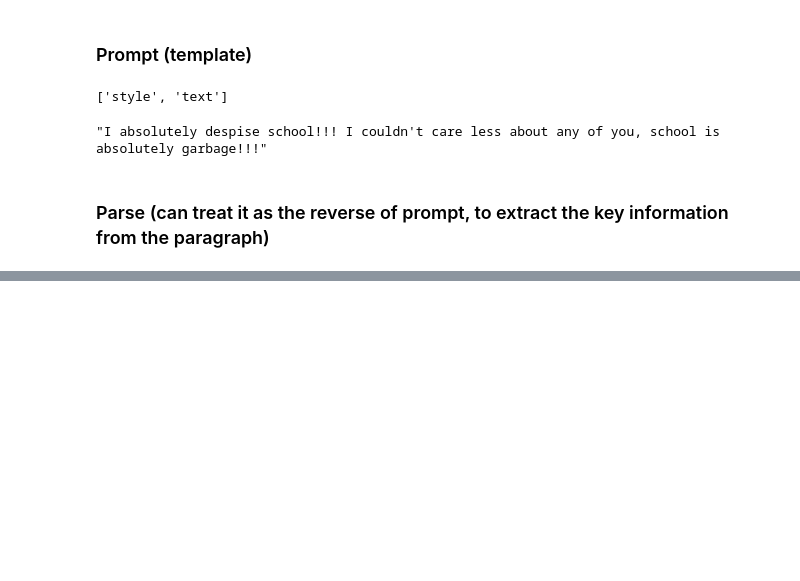
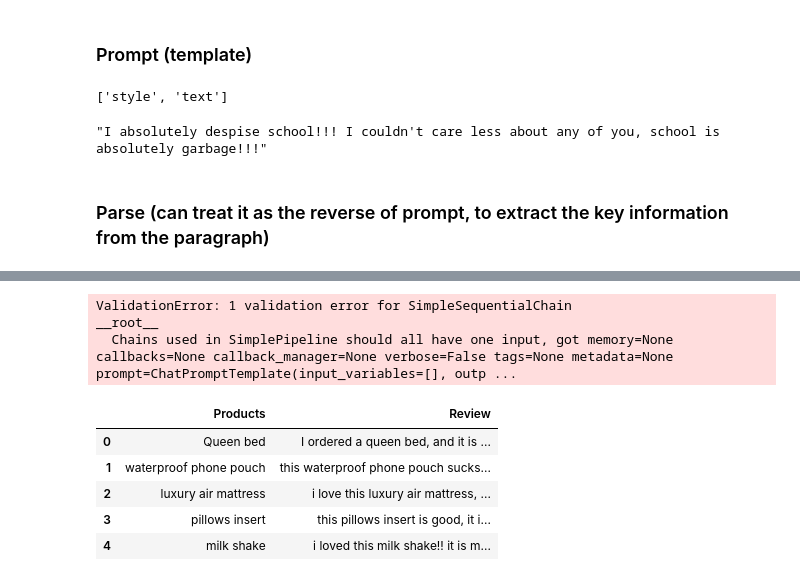
Before and after one commit to tangj310/Longchain, a Jupyter notebook: langchain_exp.ipynb, the cells around one changed output, grey strips where cells are left out. Cells and saved outputs as stored; diff of their text form; code cells hidden in the pictures; blank space fills up the shorter version.

```diff
--- a/langchain_exp.ipynb
+++ b/langchain_exp.ipynb
@@ -202,0 +388,13 @@ prompt_response.content
+# %%
+import pandas as pd
+
+df = pd.DataFrame(
+    data = {
+        'Products': ['Queen bed', 'waterproof phone pouch', 'luxury air mattress', "pillows insert", "milk shake"],
+        'Review': ['I ordered a queen bed, and it is made from China, dream hacker company',
+                   'this waterproof phone pouch sucks, the USA people made it, and the company is trash phone pouch',
+                   'i love this luxury air mattress, it is an italian product made by Amazing italy',
+                   'this pillows insert is good, it is made by a chinese company called good pillows',
+                   "i loved this milk shake!! it is made from Taiwan, company name is 'Big Milk Shake'"]
+        }
+)
@@ -202,0 +434,31 @@ prompt_response.content
+# %%
+llm = ChatOpenAI(temperature=0.0)
+
+# the first chain
+prompt_template_1 = ChatPromptTemplate.from_template(
+    "What is the best name to describe a company that makes the milk shake"
+)
+
+chain_1 = LLMChain(
+    llm=llm,
+    prompt=prompt_template_1
+)
+
+# the second chain
+prompt_template_2 = ChatPromptTemplate.from_template(
+    "What is the product's country is from"
+)
+chain_2 = LLMChain(
+    llm=llm,
+    prompt=prompt_template_2
+)
+
+# combine the 2 chains in a sequential
+overall_chain = SimpleSequentialChain(
+    chains=[chain_1, chain_2],
+    verbose=False
+)
+# %% [output]
+ValidationError: 1 validation error for SimpleSequentialChain
+__root__
+  Chains used in SimplePipeline should all have one input, got memory=None callbacks=None callback_manager=None verbose=False tags=None metadata=None prompt=ChatPromptTemplate(input_variables=[], outp ...
@@ -202,0 +530,9 @@ prompt_response.content
+# %%
+df
+# %% [output]
+|  | Products | Review |
+| 0 | Queen bed | I ordered a queen bed, and it is ... |
+| 1 | waterproof phone pouch | this waterproof phone pouch sucks... |
+| 2 | luxury air mattress | i love this luxury air mattress, ... |
+| 3 | pillows insert | this pillows insert is good, it i... |
+| 4 | milk shake | i loved this milk shake!! it is m... |
```
Also changed, not shown: parts of 39 cells of this notebook, 4 other files.
